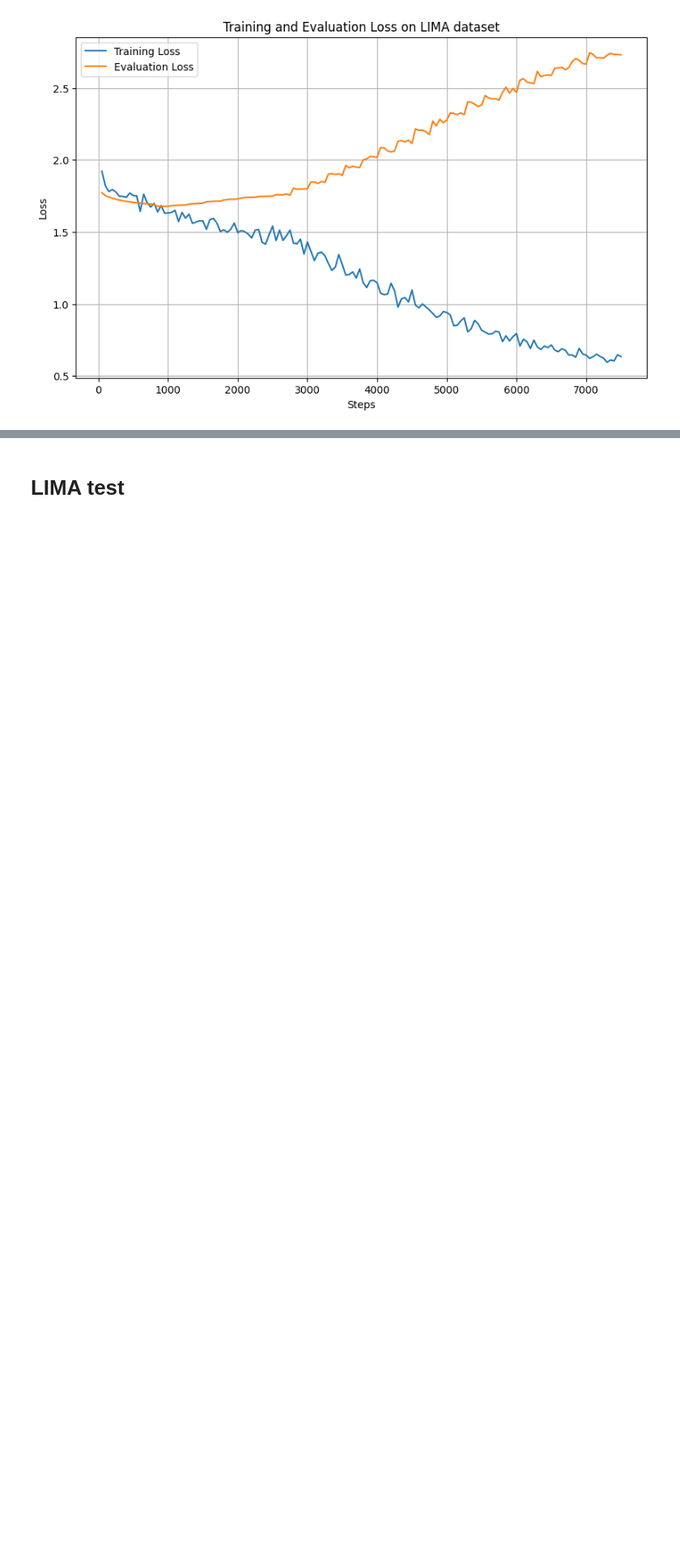
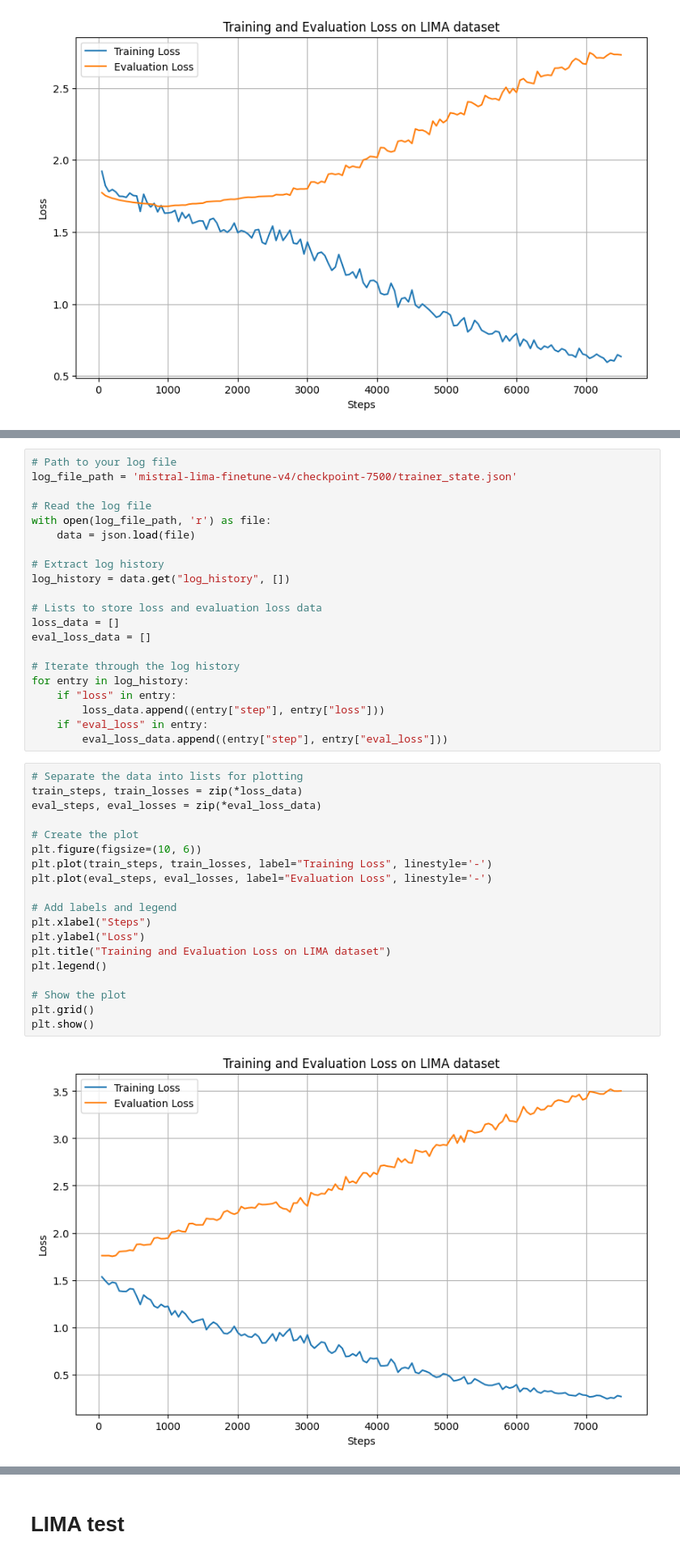
Before and after one commit to zzhhjjj/DL-system-project, a Jupyter notebook: tools/data analysis.ipynb, the cells around one changed output, grey strips where cells are left out. Shown at 81% size. Saved outputs shown, nothing was run; the diff lists cells and outputs as text; blank space fills up the shorter version.

```diff
--- a/tools/data analysis.ipynb
+++ b/tools/data analysis.ipynb
@@ -56,0 +54,42 @@ plt.show()
+# %%
+# Path to your log file
+log_file_path = 'mistral-lima-finetune-v4/checkpoint-7500/trainer_state.json'
+
+# Read the log file
+with open(log_file_path, 'r') as file:
+    data = json.load(file)
+
+# Extract log history
+log_history = data.get("log_history", [])
+
+# Lists to store loss and evaluation loss data
+loss_data = []
+eval_loss_data = []
+
+# Iterate through the log history
+for entry in log_history:
+    if "loss" in entry:
+        loss_data.append((entry["step"], entry["loss"]))
+    if "eval_loss" in entry:
+        eval_loss_data.append((entry["step"], entry["eval_loss"]))
+# %%
+# Separate the data into lists for plotting
+train_steps, train_losses = zip(*loss_data)
+eval_steps, eval_losses = zip(*eval_loss_data)
+
+# Create the plot
+plt.figure(figsize=(10, 6))
+plt.plot(train_steps, train_losses, label="Training Loss", linestyle='-')
+plt.plot(eval_steps, eval_losses, label="Evaluation Loss", linestyle='-')
+
+# Add labels and legend
+plt.xlabel("Steps")
+plt.ylabel("Loss")
+plt.title("Training and Evaluation Loss on LIMA dataset")
+plt.legend()
+
+# Show the plot
+plt.grid()
+plt.show()
+# %% [output]
+[figure, added]
```
Also changed, not shown: parts of 15 cells of this notebook.
